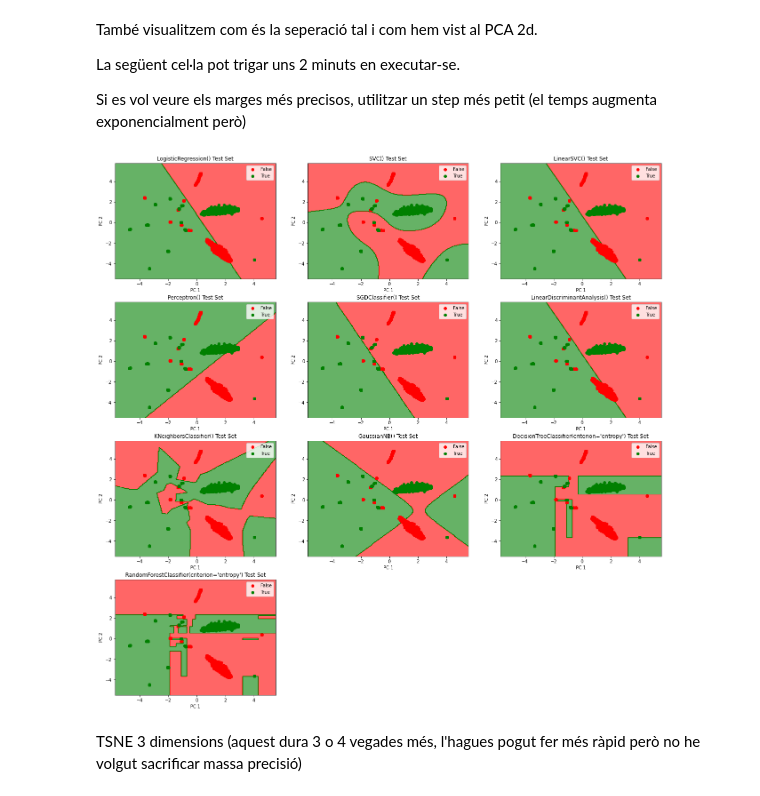
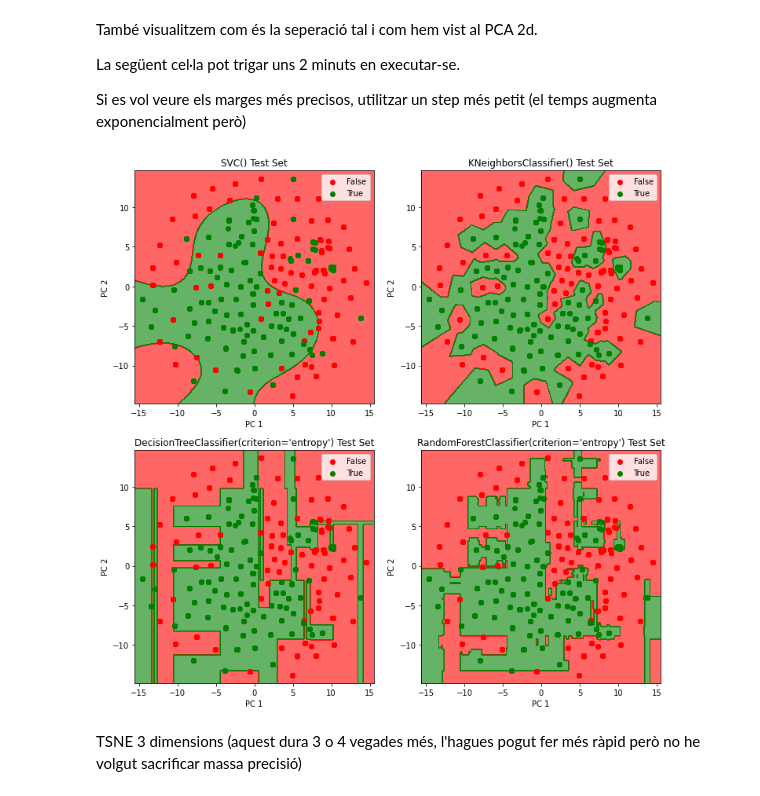
Before and after one commit to AlbertRoca29/Mushrooms, a Jupyter notebook: mushrooms.ipynb, the cells around one changed output. Drawn from its saved outputs; the diff is of its cells as text; code cells hidden in the pictures.

```diff
--- a/mushrooms.ipynb
+++ b/mushrooms.ipynb
@@ -479,0 +510,6 @@ En quarta posició estaria el SVC() que també el podrem considerar.
+# %%
+for classifier in models:
+    pca_accuracy_evolution(classifier,X_train,y_train,X_test,y_test,n_final = 4)
+plt.xlabel("n_components")
+plt.ylabel("Test accuracy")
+plt.legend(bbox_to_anchor=(1.03, 1))
@@ -609,27 +652,18 @@ Però al final m'he quedat amb n_iter = 250 i perplexity = 75, que és el que t
 # %%
-tsne2 = TSNE(n_components=2,n_iter=270, perplexity = 75, early_exaggeration=35) # he augmentat la perplexity respecte l'estandar ja que l'estandar (30) està pensat per dataset molt petits.
+t=time.time()
+tsne2 = TSNE(n_components=2, n_iter=300, perplexity = 50, early_exaggeration=50) # he augmentat la perplexity respecte l'estandar ja que l'estandar (30) està pensat per dataset molt petits.
 X_tsne2 = tsne2.fit_transform(X_norm)
+print("temps en fer el T-SNE = %3.4fs\n"%(time.time()-t))
 plt.scatter(X_tsne2[:, 0], X_tsne2[:, 1], c=np.where(y == 0, 'r', 'g'))
 plt.show()
 
 X_train_t, X_test_t, y_train_t, y_test_t = train_test_split(X_tsne2, y, test_size=0.3)
 
-models = [
-    LogisticRegression(),
-    SVC(kernel='rbf'),
-    LinearSVC(),
-    Perceptron(),
-    SGDClassifier(),
-    LinearDiscriminantAnalysis(),
-    KNeighborsClassifier(n_neighbors = 5),
-    GaussianNB(),
-    DecisionTreeClassifier(criterion='entropy'),
-    RandomForestClassifier(n_estimators = 100, criterion = 'entropy')
-]
 
-acc = np.zeros((10,2))
+acc = np.zeros((4,2))
 i=0
 for classifier in models:
+    # no mesuro temps ja que treballo sobre dimensió 2, i són massa petits com per tenir-los en compte
     classifier.fit(X_train_t,y_train_t)
     print_score(classifier,X_train_t,y_train_t,X_test_t,y_test_t)
     acc[i,0] = accuracy_score(y_test_t,classifier.predict(X_test_t))
@@ -662,28 +693,17 @@ La següent cel·la pot trigar uns 2 minuts en executar-se.
 
 Si es vol veure els marges més precisos, utilitzar un step més petit (el temps augmenta exponencialment però)
 # %%
-fig = plt.figure(figsize=(22,22))
+fig = plt.figure(figsize=(12,12))
 i = 1
-models = [
-    LogisticRegression(),
-    SVC(kernel='rbf'),
-    LinearSVC(),
-    Perceptron(),
-    SGDClassifier(),
-    LinearDiscriminantAnalysis(),
-    KNeighborsClassifier(n_neighbors = 5),
-    GaussianNB(),
-    DecisionTreeClassifier(criterion='entropy'),
-    RandomForestClassifier(n_estimators = 100, criterion = 'entropy')
-]
+
 for classifier in models:
     classifier.fit(X_train_t, y_train_t)
-    ax = fig.add_subplot(4,3, i)
+    ax = fig.add_subplot(2,2, i)
     i+=1
-    visualization_test(classifier,X_test_t,y_test_t,step = 0.05) # augmentar l'step si es vol més ràpid, disminuir si es vol més precís.
+    visualization_test(classifier,X_test_t,y_test_t,step = 0.1) # augmentar l'step si es vol més ràpid, disminuir si es vol més precís.
 plt.show()
 # %% [output]
-[figure, old version]
+[figure, new version]
 # %% [markdown]
 TSNE 3 dimensions (aquest dura 3 o 4 vegades més, l'hagues pogut fer més ràpid però no he volgut sacrificar massa precisió)
 # %%
```
Also changed, not shown: parts of 52 cells of this notebook.
